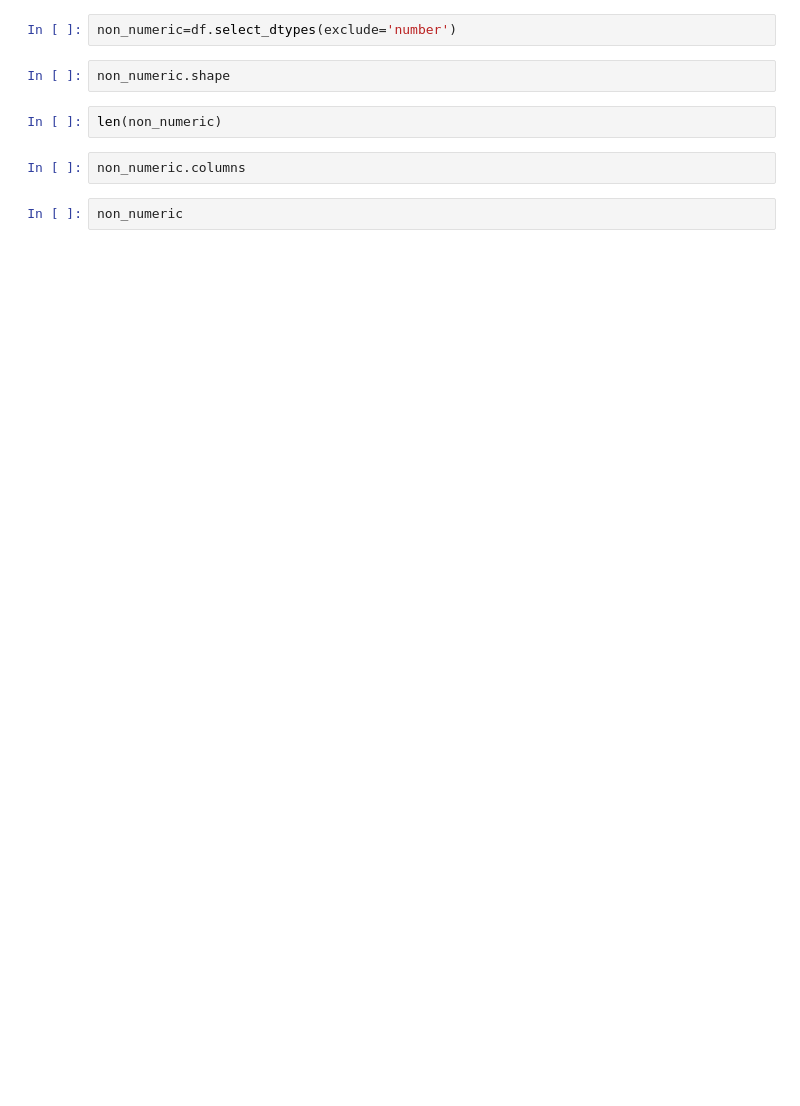
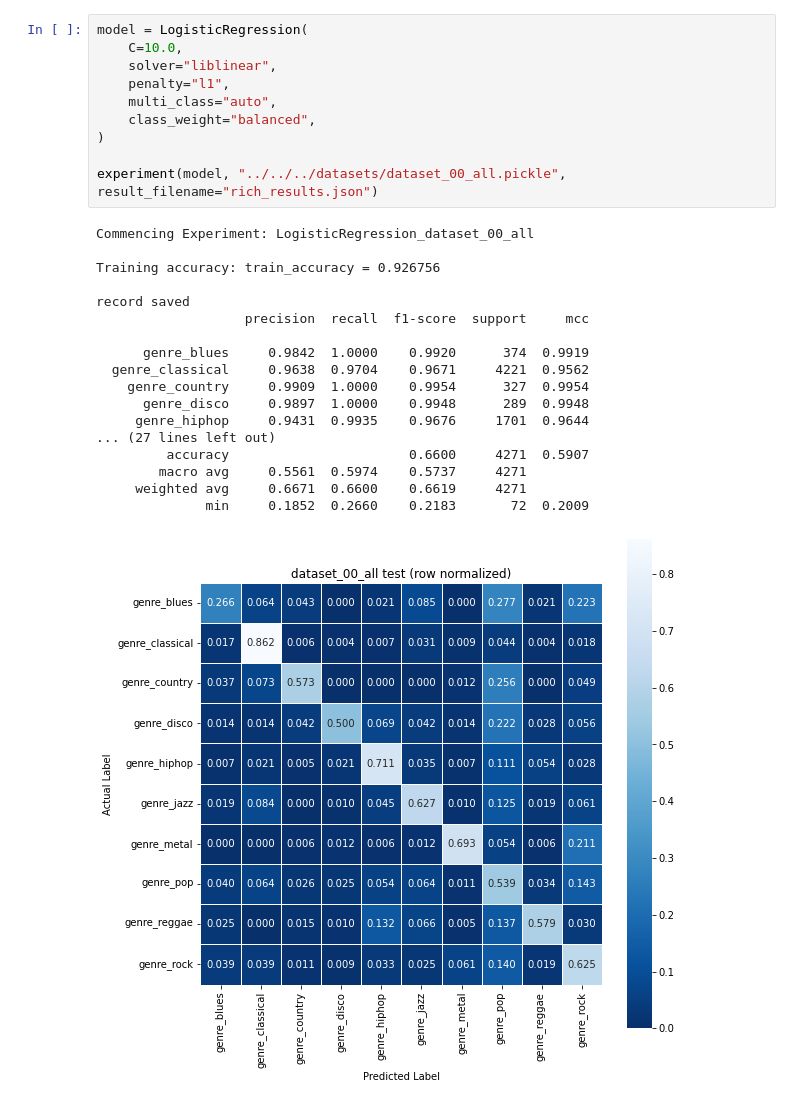
Before and after one commit to RERobbins/mids_w207_music_genre, a Jupyter notebook: member_workspaces/rich/models/01_sklearn_logistic_regression.ipynb, the cells around one changed output. Cells and saved outputs as stored; diff of their text form; blank space fills up the shorter version.

```diff
--- a/member_workspaces/rich/models/01_sklearn_logistic_regression.ipynb
+++ b/member_workspaces/rich/models/01_sklearn_logistic_regression.ipynb
@@ -92,10 +121,29 @@ df
-# %%
-non_numeric=df.select_dtypes(exclude='number')
-# %%
-non_numeric.shape
-# %%
-len(non_numeric)
-# %%
-non_numeric.columns
-# %%
-non_numeric
+# %%
+model = LogisticRegression(
+    C=10.0,
+    solver="liblinear",
+    penalty="l1",
+    multi_class="auto",
+    class_weight="balanced",
+)
+
+experiment(model, "../../../datasets/dataset_00_all.pickle", result_filename="rich_results.json")
+# %% [output]
+Commencing Experiment: LogisticRegression_dataset_00_all
+
+Training accuracy: train_accuracy = 0.926756
+
+record saved
+                   precision  recall  f1-score  support     mcc
+
+      genre_blues     0.9842  1.0000    0.9920      374  0.9919
+  genre_classical     0.9638  0.9704    0.9671     4221  0.9562
+    genre_country     0.9909  1.0000    0.9954      327  0.9954
+      genre_disco     0.9897  1.0000    0.9948      289  0.9948
+     genre_hiphop     0.9431  0.9935    0.9676     1701  0.9644
+... (27 lines left out)
+         accuracy                       0.6600     4271  0.5907
+        macro avg     0.5561  0.5974    0.5737     4271
+     weighted avg     0.6671  0.6600    0.6619     4271
+              min     0.1852  0.2660    0.2183       72  0.2009
+[figure, added]
```
Also changed, not shown: parts of 9 cells of this notebook, 10 other files.
